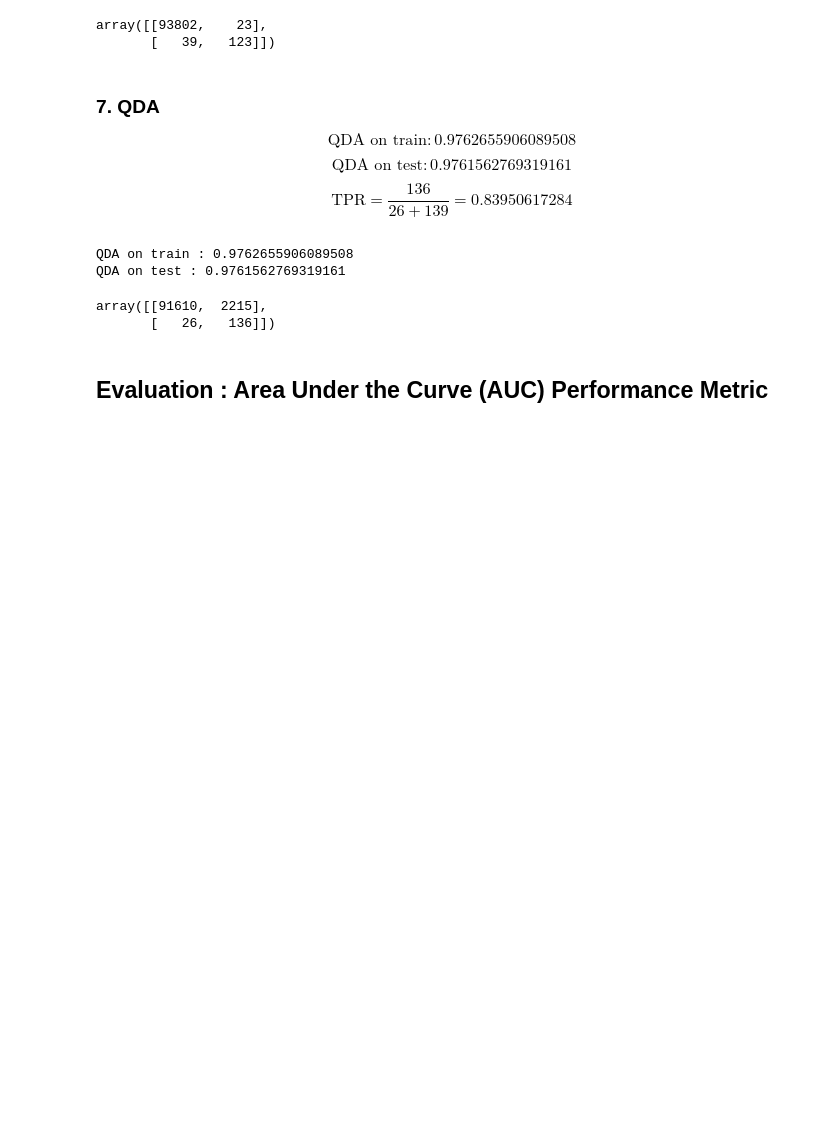
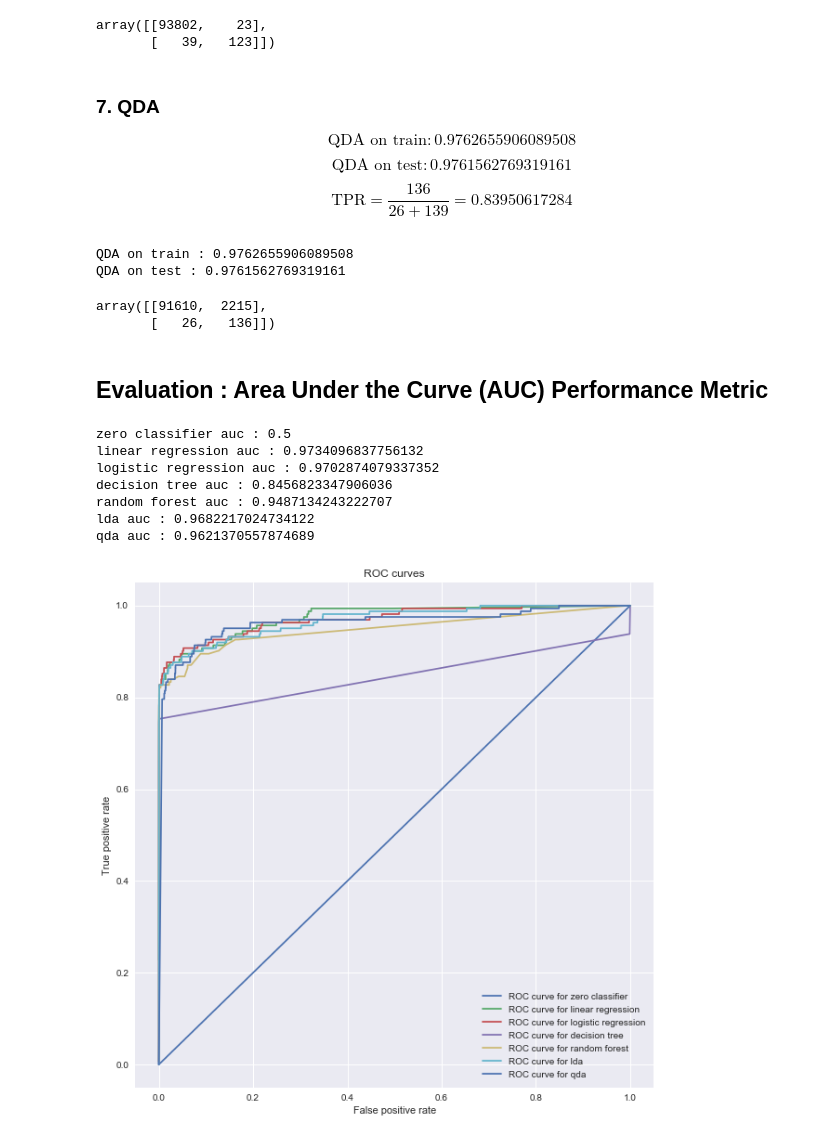
Before and after one commit to BoyuanSun930/credit_card_fraud, a Jupyter notebook: Credit Card Fraud - Classification .ipynb, the cells around one changed output. Drawn from its saved outputs; the diff is of its cells as text; code cells hidden in the pictures; blank space fills up the shorter version.

```diff
--- a/Credit Card Fraud - Classification .ipynb
+++ b/Credit Card Fraud - Classification .ipynb
@@ -561,16 +560,19 @@ array([[91610,  2215],
 # %% [markdown]
 ## Evaluation : Area Under the Curve (AUC) Performance Metric
 # %%
+from sklearn.metrics import roc_curve
+from sklearn.metrics import roc_auc_score
 def plot_roc(models, model_names, X_test, y_test):
     """ Function to plot the roc curves for the above models we fit in. Larger areas covered by the roc curves
         indicate better performance of the model, as ROC curve represents the trade-off between TPR and FPR with
         different threshold.
     """
-    fig, ax = plt.subplot(1, 1, figsize = (10,10))
+    fig, ax = plt.subplots(1, 1, figsize = (10,10))
     for index, model in enumerate(models):
         # fpr, tpr, thresholds = metrics.roc_curve(y, scores)
-        fpr, tpr, thresholds = metrics.roc_curve(y_test, model.predict_proba(X_test)[:,1])
-        ax.plot(fpr, tpr, label = 'ROC curve for ' + model_names[i], color = 'gold')
+        fpr, tpr, thresholds = roc_curve(y_test, model.predict_proba(X_test)[:,1])
+        print(model_names[index] + ' auc : {}'.format(roc_auc_score(y_test, model.predict_proba(X_test)[:,1])))
+        ax.plot(fpr, tpr, label = 'ROC curve for ' + model_names[index])
         ax.set_xlabel('False positive rate')
         ax.set_ylabel('True positive rate')
     ax.set_title('ROC curves')
@@ -579,0 +580,15 @@ models = [zero]
+# %%
+# plot the roc curves for our classificatin models
+models = [zero_classifier, lr_classification, logregcv, best_decision_tree, rf_best, lda, qda]
+model_names = ['zero classifier', 'linear regression', 'logistic regression', 'decision tree',
+               'random forest', 'lda', 'qda']
+plot_roc(models, model_names, X_test, y_test)
+# %% [output]
+zero classifier auc : 0.5
+linear regression auc : 0.9734096837756132
+logistic regression auc : 0.9702874079337352
+decision tree auc : 0.8456823347906036
+random forest auc : 0.9487134243222707
+lda auc : 0.9682217024734122
+qda auc : 0.9621370557874689
+[figure, added]
```
Also changed, not shown: parts of 11 cells of this notebook.
